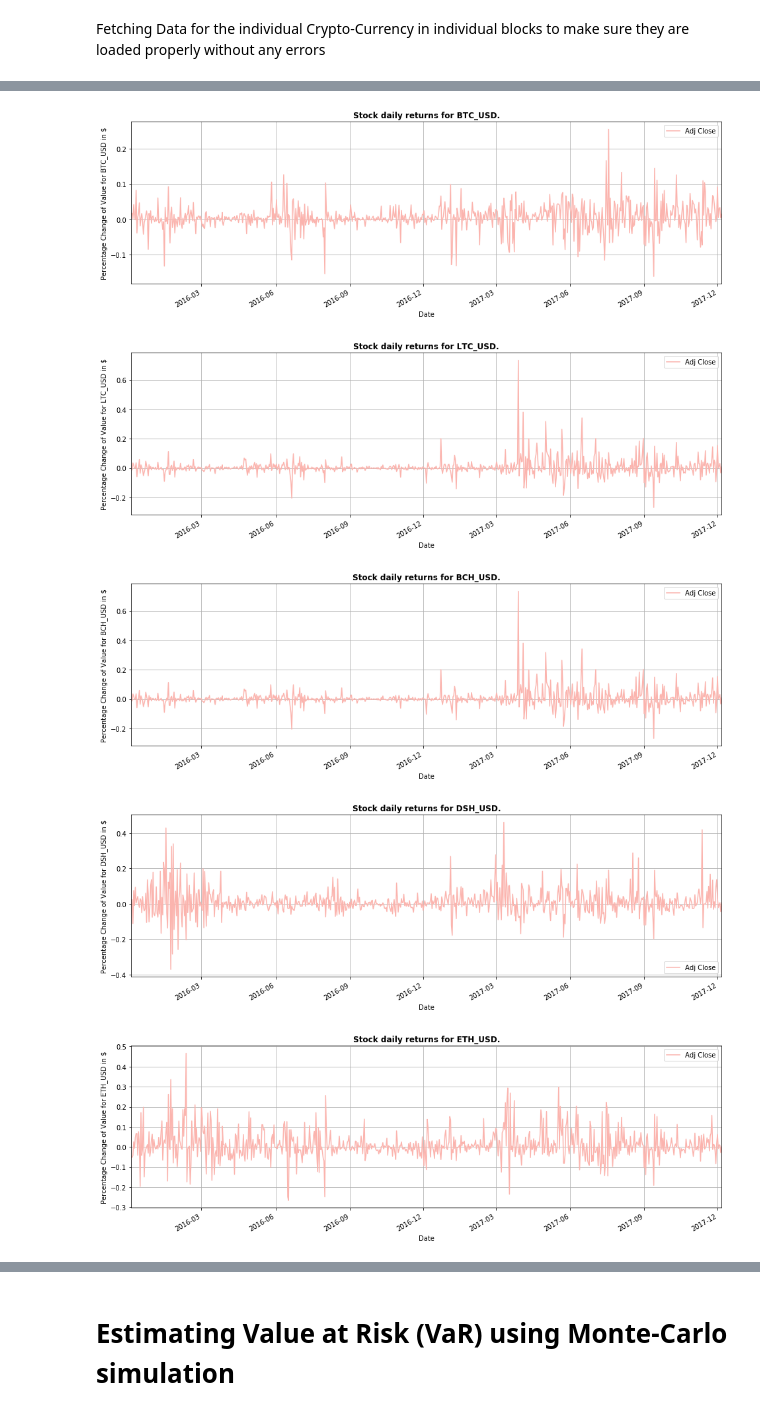
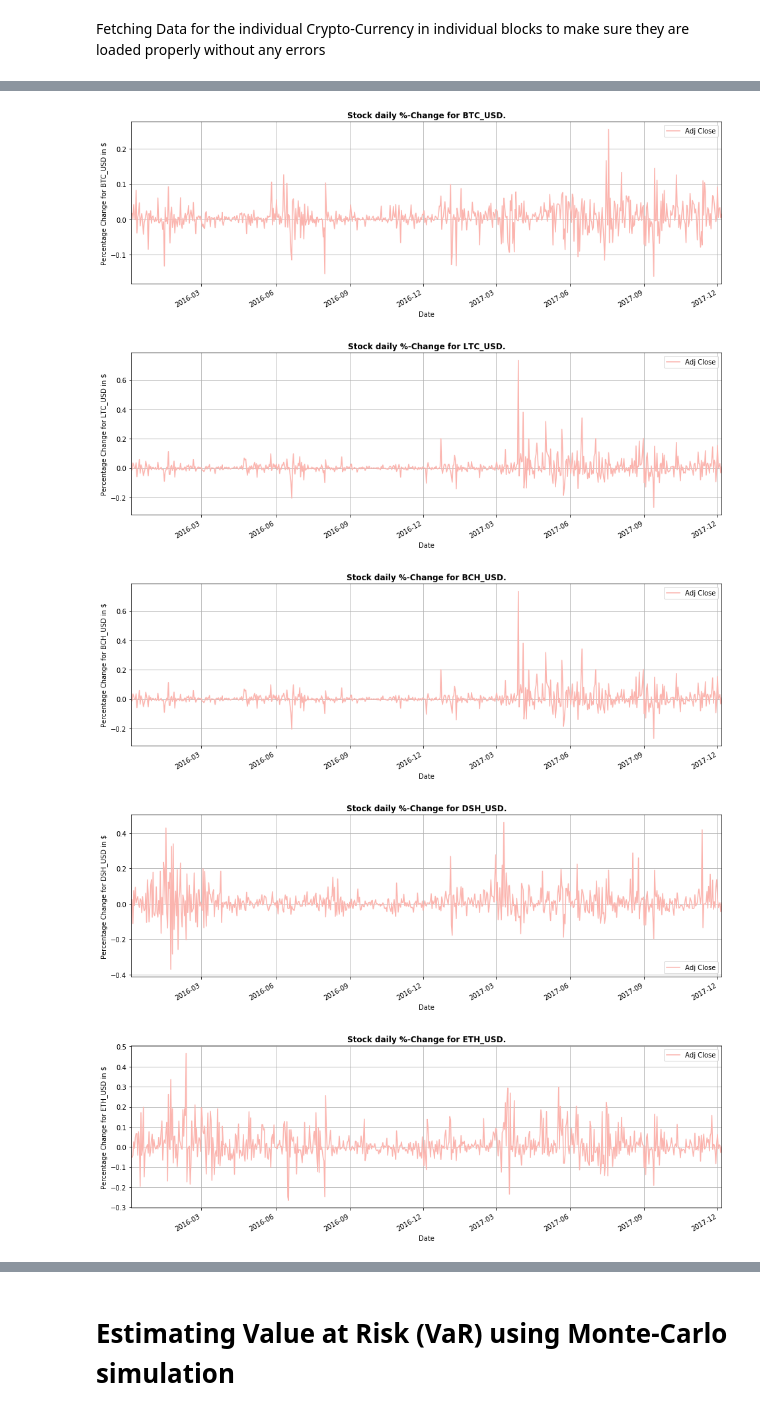
Before and after one commit to Niteeshkanungo/Final-project, a Jupyter notebook: Analysis_Crypto.ipynb, the cells around one changed output, grey strips where cells are left out. Saved outputs shown, nothing was run; the diff lists cells and outputs as text; code cells hidden in the pictures.

```diff
--- a/Analysis_Crypto.ipynb
+++ b/Analysis_Crypto.ipynb
@@ -66,7 +66,7 @@ Coin_list_str = ["BTC_USD", "LTC_USD", "BCH_USD", "DSH_USD", "ETH_USD", "IOT_USD
 #Testing_Data, checking daily returns over the entire period
 for i,j in itertools.zip_longest(Coin_list,Coin_list_str):
     i["Adj Close"].pct_change().plot(figsize=(16,5), grid=True)
-    plt.title(u"Stock daily returns for all cryptos.", weight='bold')
+    plt.title(u"Stock Prev_day %-change for all cryptos", weight='bold')
     plt.ylabel("Percentage Change of Value in $US",weight='bold')
     plt.legend(Coin_list_str)
 # %% [output]
@@ -75,6 +75,6 @@ for i,j in itertools.zip_longest(Coin_list,Coin_list_str):
 #Testing_Data_with _Ploting in loop for Adjusted close
 for i,j in itertools.zip_longest(Coin_list,Coin_list_str):
     i.plot(y="Adj Close",figsize=(16,5), grid=True, colormap='Dark2')
-    plt.title("Adjusted values at closing " + j + "." , weight='bold')
-    plt.ylabel("Value of " + j +" in USD")
+    plt.title("Adjusted values at closing for " + j + "." , weight='bold')
+    plt.ylabel("Price Trade of " + j +" in USD")
 # %% [output]
@@ -88,14 +88,14 @@ for i,j in itertools.zip_longest(Coin_list,Coin_list_str):
 # %%
 #Testing_Data_with _Ploting in loop
 for i,j in itertools.zip_longest(Coin_list,Coin_list_str):
     fig = plt.figure()
     i["Adj Close"].pct_change().plot(figsize=(16,5), grid=True, colormap='Pastel1')
-    plt.title(u"Stock daily returns for "+ j + ".", weight='bold')
-    plt.ylabel("Percentage Change of Value for " + j +" in $")
+    plt.title(u"Stock daily %-Change for "+ j + ".", weight='bold')
+    plt.ylabel("Percentage Change for " + j +" in $")
     plt.legend()
 # %% [output]
-[figure, old version]
+[figure, new version]
-[figure, old version]
+[figure, new version]
-[figure, old version]
+[figure, new version]
-[figure, old version]
+[figure, new version]
-[figure, old version]
+[figure, new version]
```
Also changed, not shown: parts of 7 cells of this notebook.
